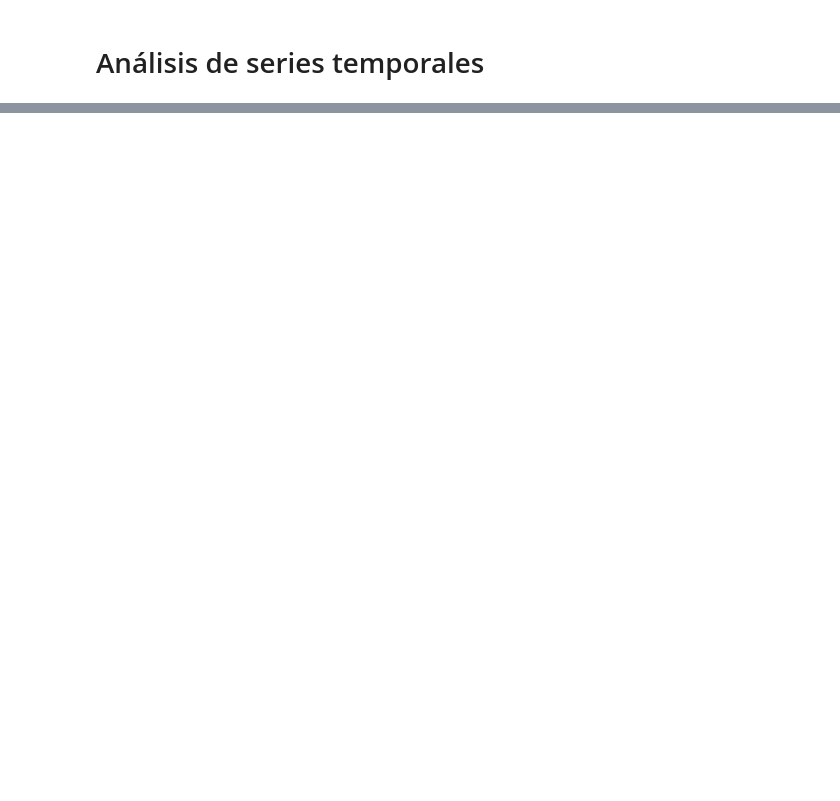
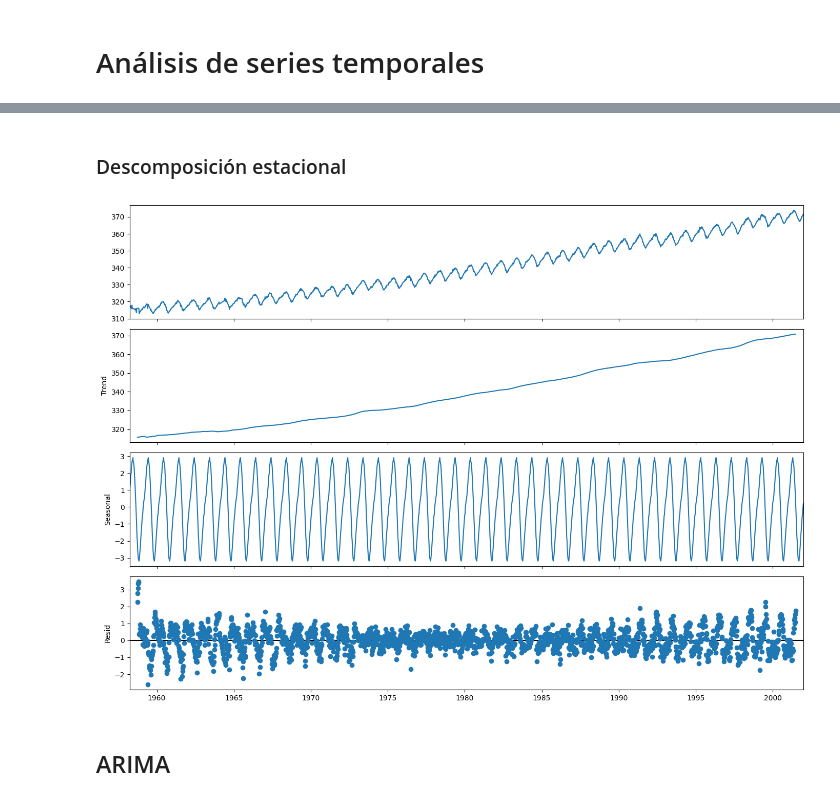
Before and after one commit to Samuels04/University, a Jupyter notebook: 4th Year/IntNeg/Theory/EntregaTeoría2.ipynb, the cells around one changed output, grey strips where cells are left out. Saved outputs shown, nothing was run; the diff lists cells and outputs as text; code cells hidden in the pictures; blank space fills up the shorter version.

Commit message:
ARIMA

```diff
--- a/4th Year/IntNeg/Theory/EntregaTeoría2.ipynb
+++ b/4th Year/IntNeg/Theory/EntregaTeoría2.ipynb
@@ -40,0 +54,12 @@ Text(0.5, 1.0, 'Después del remuestreo')
+# %% [markdown]
+### Descomposición estacional
+# %%
+decomposition = sm.tsa.seasonal_decompose(y, model='additive')
+fig = decomposition.plot()
+fig.set_size_inches(14,10)
+fig.tight_layout()
+plt.show()
+# %% [output]
+[figure, added]
+# %% [markdown]
+## ARIMA
```
Also changed, not shown: parts of 9 cells of this notebook.
